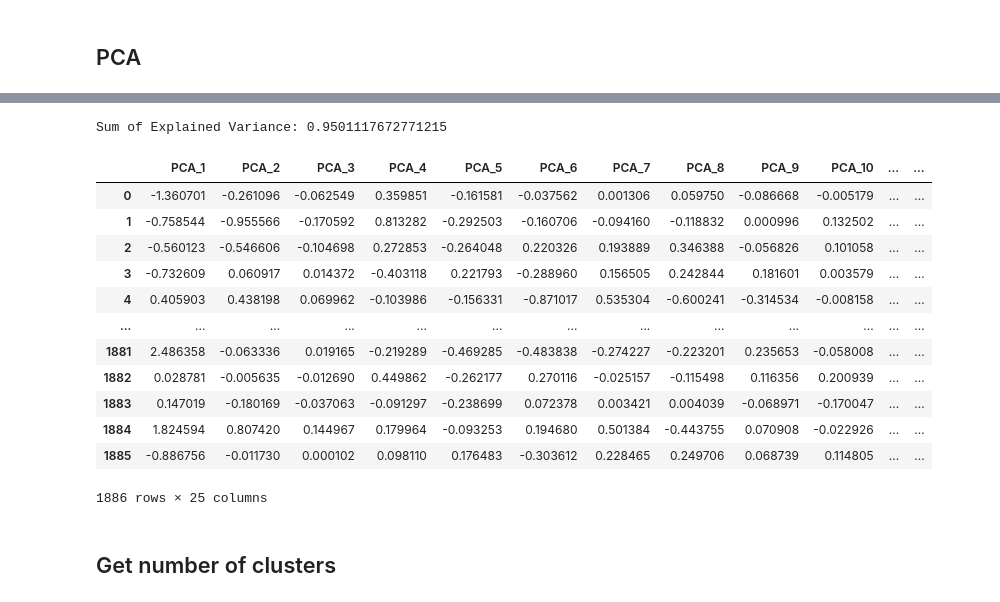
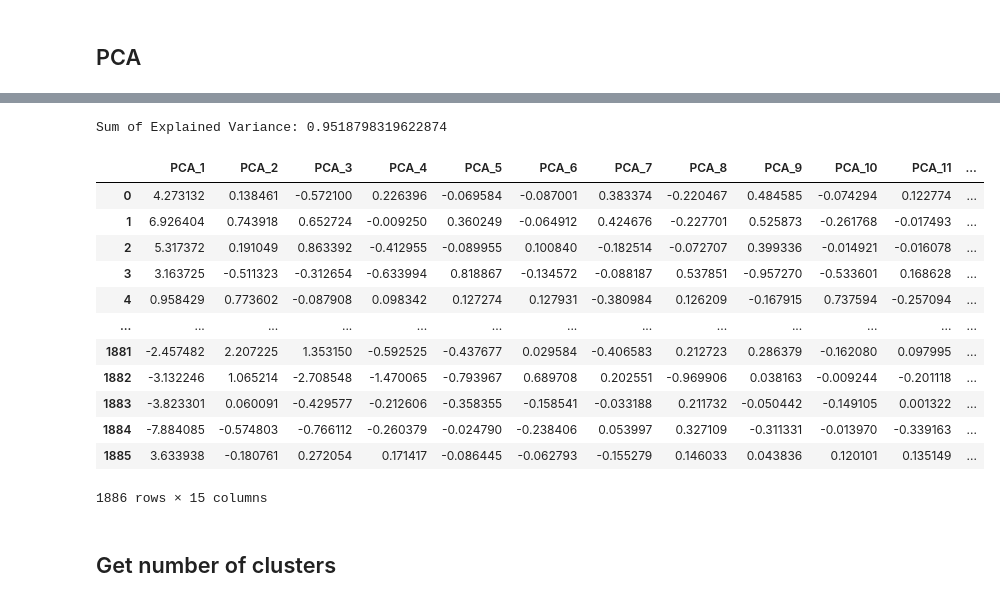
Before and after one commit to C7A7A/audio_clustering_autoencoder, a Jupyter notebook: notebooks/cluster_music.ipynb, the cells around one changed output, grey strips where cells are left out. Cells and saved outputs as stored; diff of their text form; code cells hidden in the pictures.

```diff
--- a/notebooks/cluster_music.ipynb
+++ b/notebooks/cluster_music.ipynb
@@ -115,6 +115,6 @@ def get_mean_by_column_df(column_name):
     return mean_df
 # %%
 # mean_df = get_mean_df()
-long_mean_df = get_mean_by_column_df('path_mel_spectogram_arr')
+long_mean_df = get_mean_by_column_df('path_spectogram_arr')
 long_mean_df.head()
 # %% [output]
@@ -197,7 +197,7 @@ def normalize_features(df):
     if all(col in df for col in mean_columns):
         columns_to_normalize += mean_columns
 
-    columns_to_normalize += get_long_means_columns(df)
+    columns_to_normalize += get_long_mean_columns(df)
 
     scaler = MinMaxScaler()
     df[columns_to_normalize] = scaler.fit_transform(df[columns_to_normalize])
@@ -326,33 +326,33 @@ show_explained_variance(df_to_cluster)
 # %%
-N_COMPONENTS = 25
+def execute_pca(df, n_components=15):
+    pca = PCA(n_components=n_components)
+    pca.fit(df)
 
-pca = PCA(n_components=N_COMPONENTS)
-pca.fit(df_to_cluster)
+    explained_variance = pca.explained_variance_ratio_
+    print("Sum of Explained Variance:", sum(explained_variance))
 
-explained_variance = pca.explained_variance_ratio_
-# print(explained_variance[:10])
-print("Sum of Explained Variance:", sum(explained_variance))
+    pca_data = pca.transform(df)
+    pca_columns = [f'PCA_{i + 1}' for i in range(n_components)]
+    pca_df = pd.DataFrame(data=pca_data, columns=pca_columns)
+    return pca_df
-# %% [output]
-Sum of Explained Variance: 0.9501117672771215
 # %%
-pca_data = pca.transform(df_to_cluster)
-pca_columns = [f'PCA_{i + 1}' for i in range(N_COMPONENTS)]
-pca_df = pd.DataFrame(data=pca_data, columns=pca_columns)
+pca_df = execute_pca(df_to_cluster, 15)
 pca_df
 # %% [output]
+Sum of Explained Variance: 0.9518798319622874
-|  | PCA_1 | PCA_2 | PCA_3 | PCA_4 | PCA_5 | PCA_6 | PCA_7 | PCA_8 | PCA_9 | PCA_10 | ... | ... |
-| 0 | -1.360701 | -0.261096 | -0.062549 | 0.359851 | -0.161581 | -0.037562 | 0.001306 | 0.059750 | -0.086668 | -0.005179 | ... | ... |
-| 1 | -0.758544 | -0.955566 | -0.170592 | 0.813282 | -0.292503 | -0.160706 | -0.094160 | -0.118832 | 0.000996 | 0.132502 | ... | ... |
-| 2 | -0.560123 | -0.546606 | -0.104698 | 0.272853 | -0.264048 | 0.220326 | 0.193889 | 0.346388 | -0.056826 | 0.101058 | ... | ... |
-| 3 | -0.732609 | 0.060917 | 0.014372 | -0.403118 | 0.221793 | -0.288960 | 0.156505 | 0.242844 | 0.181601 | 0.003579 | ... | ... |
-| 4 | 0.405903 | 0.438198 | 0.069962 | -0.103986 | -0.156331 | -0.871017 | 0.535304 | -0.600241 | -0.314534 | -0.008158 | ... | ... |
+|  | PCA_1 | PCA_2 | PCA_3 | PCA_4 | PCA_5 | PCA_6 | PCA_7 | PCA_8 | PCA_9 | PCA_10 | PCA_11 | ... |
+| 0 | 4.273132 | 0.138461 | -0.572100 | 0.226396 | -0.069584 | -0.087001 | 0.383374 | -0.220467 | 0.484585 | -0.074294 | 0.122774 | ... |
+| 1 | 6.926404 | 0.743918 | 0.652724 | -0.009250 | 0.360249 | -0.064912 | 0.424676 | -0.227701 | 0.525873 | -0.261768 | -0.017493 | ... |
+| 2 | 5.317372 | 0.191049 | 0.863392 | -0.412955 | -0.089955 | 0.100840 | -0.182514 | -0.072707 | 0.399336 | -0.014921 | -0.016078 | ... |
+| 3 | 3.163725 | -0.511323 | -0.312654 | -0.633994 | 0.818867 | -0.134572 | -0.088187 | 0.537851 | -0.957270 | -0.533601 | 0.168628 | ... |
+| 4 | 0.958429 | 0.773602 | -0.087908 | 0.098342 | 0.127274 | 0.127931 | -0.380984 | 0.126209 | -0.167915 | 0.737594 | -0.257094 | ... |
 | ... | ... | ... | ... | ... | ... | ... | ... | ... | ... | ... | ... | ... |
-| 1881 | 2.486358 | -0.063336 | 0.019165 | -0.219289 | -0.469285 | -0.483838 | -0.274227 | -0.223201 | 0.235653 | -0.058008 | ... | ... |
-| 1882 | 0.028781 | -0.005635 | -0.012690 | 0.449862 | -0.262177 | 0.270116 | -0.025157 | -0.115498 | 0.116356 | 0.200939 | ... | ... |
-| 1883 | 0.147019 | -0.180169 | -0.037063 | -0.091297 | -0.238699 | 0.072378 | 0.003421 | 0.004039 | -0.068971 | -0.170047 | ... | ... |
-| 1884 | 1.824594 | 0.807420 | 0.144967 | 0.179964 | -0.093253 | 0.194680 | 0.501384 | -0.443755 | 0.070908 | -0.022926 | ... | ... |
-| 1885 | -0.886756 | -0.011730 | 0.000102 | 0.098110 | 0.176483 | -0.303612 | 0.228465 | 0.249706 | 0.068739 | 0.114805 | ... | ... |
+| 1881 | -2.457482 | 2.207225 | 1.353150 | -0.592525 | -0.437677 | 0.029584 | -0.406583 | 0.212723 | 0.286379 | -0.162080 | 0.097995 | ... |
+| 1882 | -3.132246 | 1.065214 | -2.708548 | -1.470065 | -0.793967 | 0.689708 | 0.202551 | -0.969906 | 0.038163 | -0.009244 | -0.201118 | ... |
+| 1883 | -3.823301 | 0.060091 | -0.429577 | -0.212606 | -0.358355 | -0.158541 | -0.033188 | 0.211732 | -0.050442 | -0.149105 | 0.001322 | ... |
+| 1884 | -7.884085 | -0.574803 | -0.766112 | -0.260379 | -0.024790 | -0.238406 | 0.053997 | 0.327109 | -0.311331 | -0.013970 | -0.339163 | ... |
+| 1885 | 3.633938 | -0.180761 | 0.272054 | 0.171417 | -0.086445 | -0.062793 | -0.155279 | 0.146033 | 0.043836 | 0.120101 | 0.135149 | ... |
-1886 rows × 25 columns
+1886 rows × 15 columns
 # %% [markdown]
 ## Get number of clusters
 # %%
```
Also changed, not shown: parts of 25 cells of this notebook.
